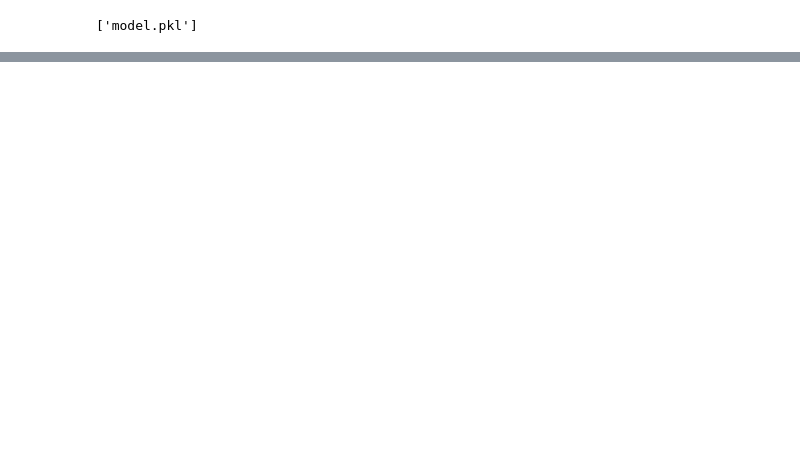
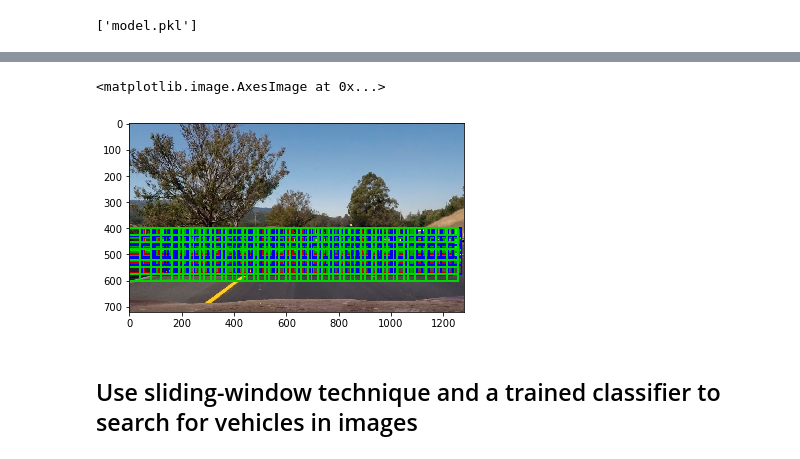
Before and after one commit to gajendr-nikhil/Computer-Vision, a Jupyter notebook: Vehicle-Detection-and-Tracking/Vehicle-Detection-and-Tracking.ipynb, the cells around one changed output, grey strips where cells are left out. Drawn from its saved outputs; the diff is of its cells as text; code cells hidden in the pictures; blank space fills up the shorter version.

```diff
--- a/Vehicle-Detection-and-Tracking/Vehicle-Detection-and-Tracking.ipynb
+++ b/Vehicle-Detection-and-Tracking/Vehicle-Detection-and-Tracking.ipynb
@@ -183,0 +246,34 @@ except Exception as e:
+# %%
+import random
+
+start, stop, step = 90, 191, 10
+xy_window = [(n, int(n * 0.65)) for n in range(start, stop, step)]
+ystart = 400
+overlap = 1.65
+y_start_stop = [(ystart, ystart + n + 2 * step) for n in range(start, stop, step)]
+xy_overlap = [((overlap * n) / ystart, (overlap * n) / ystart) for n in range(start, stop, step)]
+
+color = []
+for _ in range(start, stop, step):
+    base = [0, 0, 0]
+    base[random.randint(0,2)] = random.randint(150, 255)
+    color.append(tuple(base))
+# %%
+%matplotlib inline
+
+image = mpimg.imread('./test_images/test6.jpg')
+draw_image = np.copy(image)
+image = image * 1.0 / 255
+
+windows = []
+for i in range(len(xy_window)):
+    current_windows = slide_window(image, y_start_stop=y_start_stop[i], xy_window=xy_window[i], xy_overlap=xy_overlap[i])
+    windows += current_windows
+    draw_image = draw_boxes(draw_image, current_windows, color=color[i])
+
+plt.imshow(draw_image)
+# %% [output]
+<matplotlib.image.AxesImage at 0x...>
+[figure, added]
+# %% [markdown]
+## Use sliding-window technique and a trained classifier to search for vehicles in images
```
Also changed, not shown: parts of 8 cells of this notebook.
